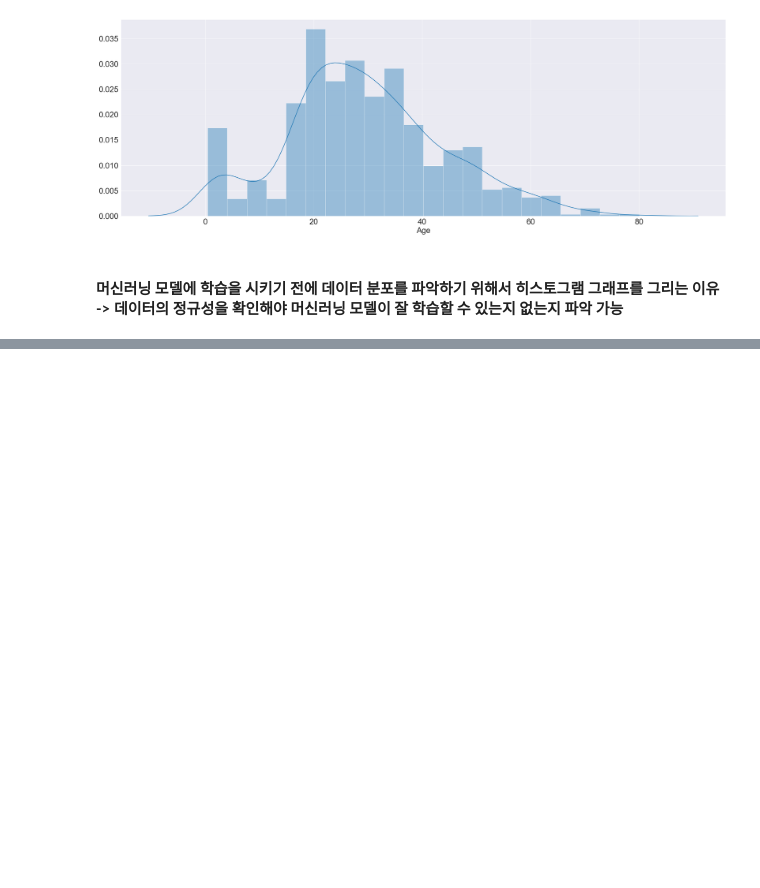
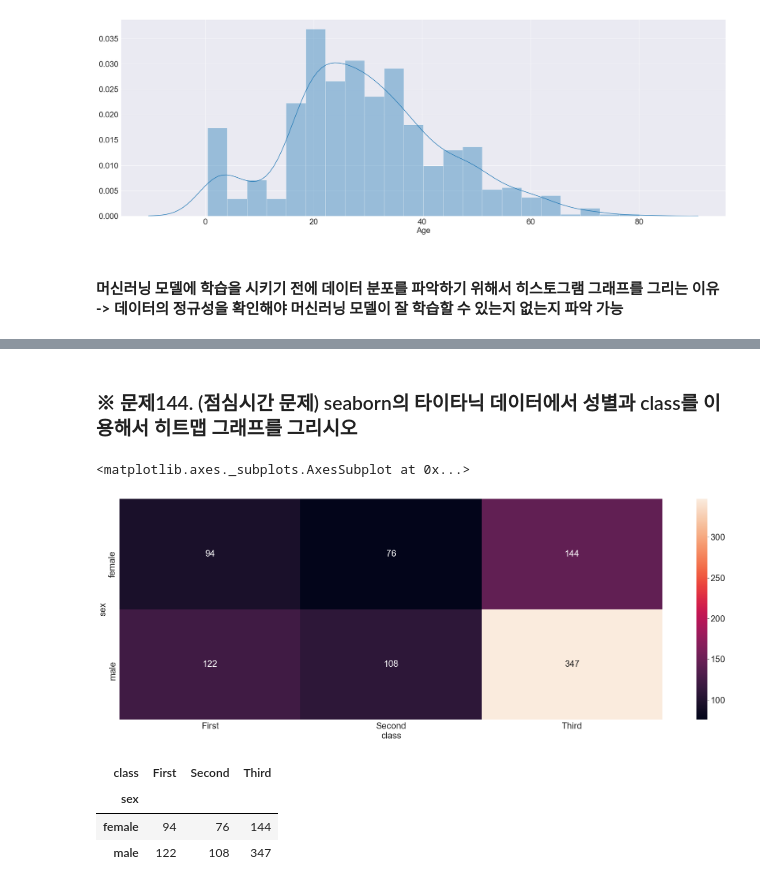
Before and after one commit to Adrian123K/pandas_ml, a Jupyter notebook: 05-1. Pandas DA (200715).ipynb, the cells around one changed output, grey strips where cells are left out. Drawn from its saved outputs; the diff is of its cells as text; code cells hidden in the pictures; blank space fills up the shorter version.

```diff
--- a/05-1. Pandas DA (200715).ipynb
+++ b/05-1. Pandas DA (200715).ipynb
@@ -192,0 +250,18 @@ sns.distplot(tit['Age'])
+# %% [markdown]
+### ※ 문제144. (점심시간 문제) seaborn의 타이타닉 데이터에서 성별과 class를 이용해서 히트맵 그래프를 그리시오
+# %%
+tit = sns.load_dataset('titanic')
+# tit.head()
+table = tit.pivot_table(index=['sex'],columns=['class'],aggfunc='size') # aggfunc='size' 데이터의 값의 크기를 기준으로 집계
+table
+sns.heatmap(table, annot=True, fmt='d')
+# %% [output]
+<matplotlib.axes._subplots.AxesSubplot at 0x...>
+[figure, added]
+# %%
+table.style.background_gradient()
+# %% [output]
+| class | First | Second | Third |
+| sex |  |  |  |
+| female | 94 | 76 | 144 |
+| male | 122 | 108 | 347 |
```
Also changed, not shown: parts of 6 cells of this notebook.
